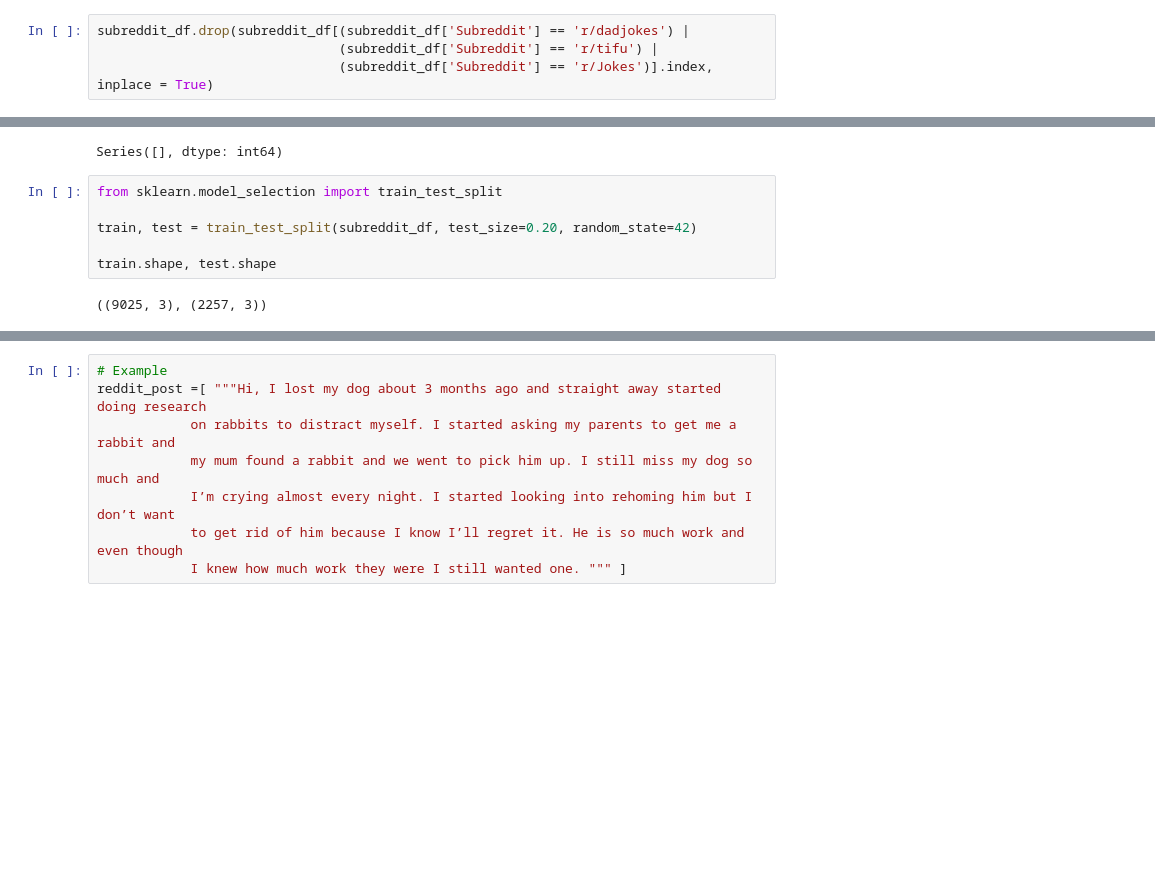
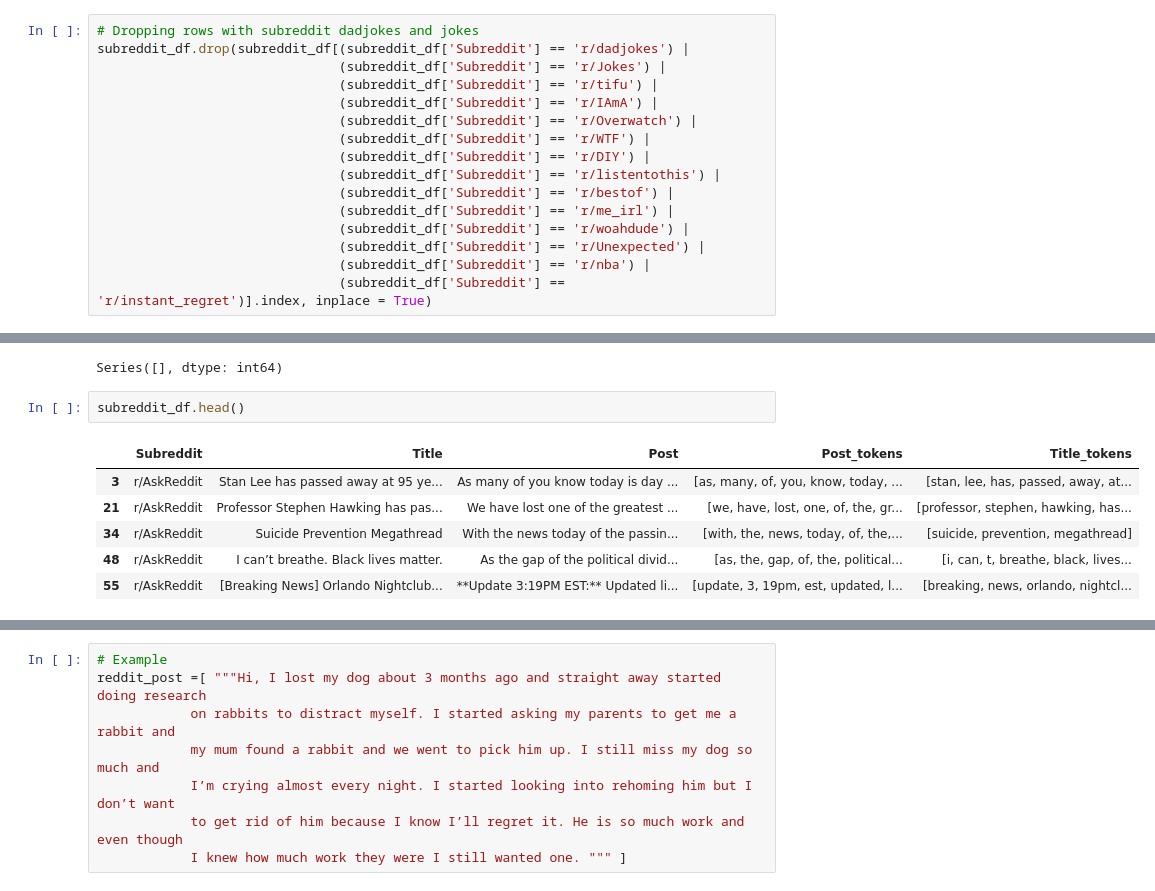
Before and after one commit to AaronReichert/posthere_ds, a Jupyter notebook: Subreddit_prediction_model_new.ipynb, the cells around one changed output, grey strips where cells are left out. Cells and saved outputs as stored; diff of their text form; blank space fills up the shorter version.

```diff
--- a/Subreddit_prediction_model_new.ipynb
+++ b/Subreddit_prediction_model_new.ipynb
@@ -160,17 +157,30 @@ r/FoodPorn                 1
 Name: Subreddit, dtype: int64
-# %%
-subreddit_df.drop(subreddit_df[(subreddit_df['Subreddit'] == 'r/dadjokes') |
-                               (subreddit_df['Subreddit'] == 'r/tifu') |
-                               (subreddit_df['Subreddit'] == 'r/Jokes')].index, inplace = True)
+# %%
+# Dropping rows with subreddit dadjokes and jokes
+subreddit_df.drop(subreddit_df[(subreddit_df['Subreddit'] == 'r/dadjokes') |
+                               (subreddit_df['Subreddit'] == 'r/Jokes') |
+                               (subreddit_df['Subreddit'] == 'r/tifu') |
+                               (subreddit_df['Subreddit'] == 'r/IAmA') |
+                               (subreddit_df['Subreddit'] == 'r/Overwatch') |
+                               (subreddit_df['Subreddit'] == 'r/WTF') |
+                               (subreddit_df['Subreddit'] == 'r/DIY') |
+                               (subreddit_df['Subreddit'] == 'r/listentothis') |
+                               (subreddit_df['Subreddit'] == 'r/bestof') |
+                               (subreddit_df['Subreddit'] == 'r/me_irl') |
+                               (subreddit_df['Subreddit'] == 'r/woahdude') |
+                               (subreddit_df['Subreddit'] == 'r/Unexpected') |
+                               (subreddit_df['Subreddit'] == 'r/nba') |
+                               (subreddit_df['Subreddit'] == 'r/instant_regret')].index, inplace = True)
 # %%
 subreddit_df[subreddit_df['Subreddit'] == 'r/dadjokes'].value_counts()
 # %% [output]
 Series([], dtype: int64)
-# %%
-from sklearn.model_selection import train_test_split
-
-train, test = train_test_split(subreddit_df, test_size=0.20, random_state=42)
-
-train.shape, test.shape
-# %% [output]
-((9025, 3), (2257, 3))
+# %%
+subreddit_df.head()
+# %% [output]
+|  | Subreddit | Title | Post | Post_tokens | Title_tokens |
+| 3 | r/AskReddit | Stan Lee has passed away at 95 ye... | As many of you know today is day ... | [as, many, of, you, know, today, ... | [stan, lee, has, passed, away, at... |
+| 21 | r/AskReddit | Professor Stephen Hawking has pas... | We have lost one of the greatest ... | [we, have, lost, one, of, the, gr... | [professor, stephen, hawking, has... |
+| 34 | r/AskReddit | Suicide Prevention Megathread | With the news today of the passin... | [with, the, news, today, of, the,... | [suicide, prevention, megathread] |
+| 48 | r/AskReddit | I can’t breathe. Black lives matter. | As the gap of the political divid... | [as, the, gap, of, the, political... | [i, can, t, breathe, black, lives... |
+| 55 | r/AskReddit | [Breaking News] Orlando Nightclub... | **Update 3:19PM EST:** Updated li... | [update, 3, 19pm, est, updated, l... | [breaking, news, orlando, nightcl... |
```
Also changed, not shown: parts of 37 cells of this notebook.
